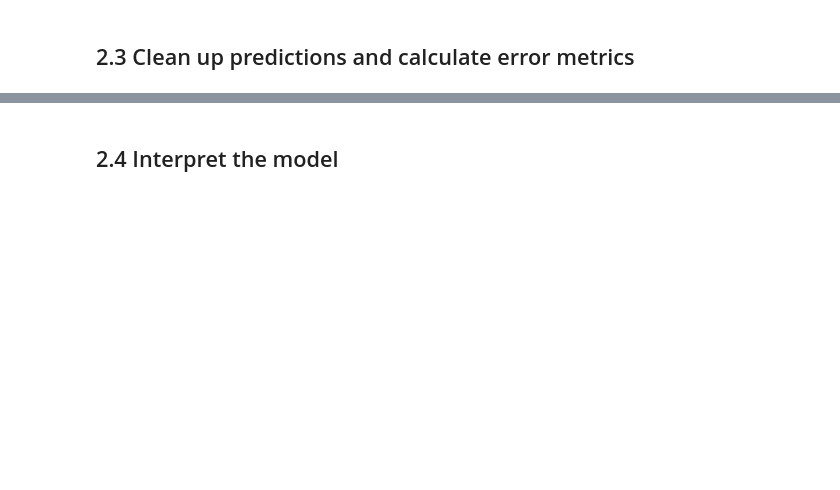
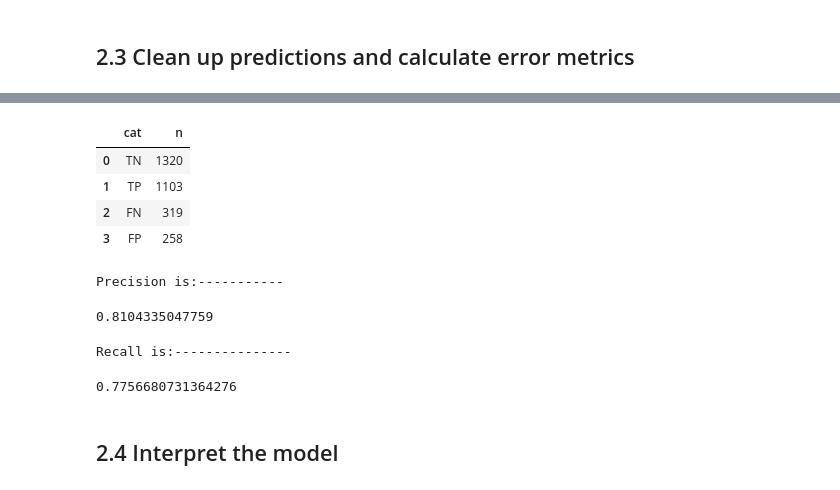
Before and after one commit to jhaber-zz/QSS20_public_f22, a Jupyter notebook: activities/09_ML_intro_activity_blank.ipynb, the cells around one changed output, grey strips where cells are left out. Cells and saved outputs as stored; diff of their text form; code cells hidden in the pictures; blank space fills up the shorter version.

```diff
--- a/activities/09_ML_intro_activity_blank.ipynb
+++ b/activities/09_ML_intro_activity_blank.ipynb
@@ -104,9 +108,11 @@ X_train, X_test, y_train, y_test = train_test_split(X, y,
 nrows_train = round(X.shape[0]*0.8)
 nrows_test = X.shape[0] - nrows_train
 random.seed(221)
-train_ids = random.sample(set(X['metadata_rowid']), nrows_train)
+train_ids = random.sample(list(set(X['metadata_rowid'])), nrows_train)
 
-def my_split(train_ids, id_col):
+def my_split(X, y,
+             train_ids,
+             id_col):
 
     ## get test ids
     test_ids = set(X[id_col]).difference(train_ids)
@@ -161,24 +190,35 @@ geom_histogram(alpha = 0.2, position = "dodge", color = 'black'))
 # %%
 ## precision as tp / tp+fp
 error_cond = [(y_pred_df['y_true'] == 1) & (y_pred_df['y_pred_binary'] == 1),
              (y_pred_df['y_true'] == 1) & (y_pred_df['y_pred_binary'] == 0),
               (y_pred_df['y_true'] == 0) & (y_pred_df['y_pred_binary'] == 0)]
 
 error_codeto = ["TP", "FN", "TN"]
 
 y_pred_df['error_cat'] = np.select(error_cond, error_codeto, default = "FP")
-y_error = y_pred_df.error_cat.value_counts().reset_index()
+y_error = y_pred_df.error_cat.value_counts().reset_index().copy()
 y_error.columns = ['cat', 'n']
+y_error
 
 ### precision
 print("Precision is:-----------")
 y_error.loc[y_error.cat == "TP", 'n'].iloc[0]/(y_error.loc[y_error.cat == "TP", 'n'].iloc[0] +
                     y_error.loc[y_error.cat == "FP", 'n'].iloc[0])
 
 ### recall
 print("Recall is:---------------")
 y_error.loc[y_error.cat == "TP", 'n'].iloc[0]/(y_error.loc[y_error.cat == "TP", 'n'].iloc[0] +
                     y_error.loc[y_error.cat == "FN", 'n'].iloc[0])
+# %% [output]
+|  | cat | n |
+| 0 | TN | 1320 |
+| 1 | TP | 1103 |
+| 2 | FN | 319 |
+| 3 | FP | 258 |
+Precision is:-----------
+0.8104335047759
+Recall is:---------------
+0.7756680731364276
 # %% [markdown]
 ## 2.4 Interpret the model
 # %%
```
Also changed, not shown: parts of 9 cells of this notebook, 1 other file.
